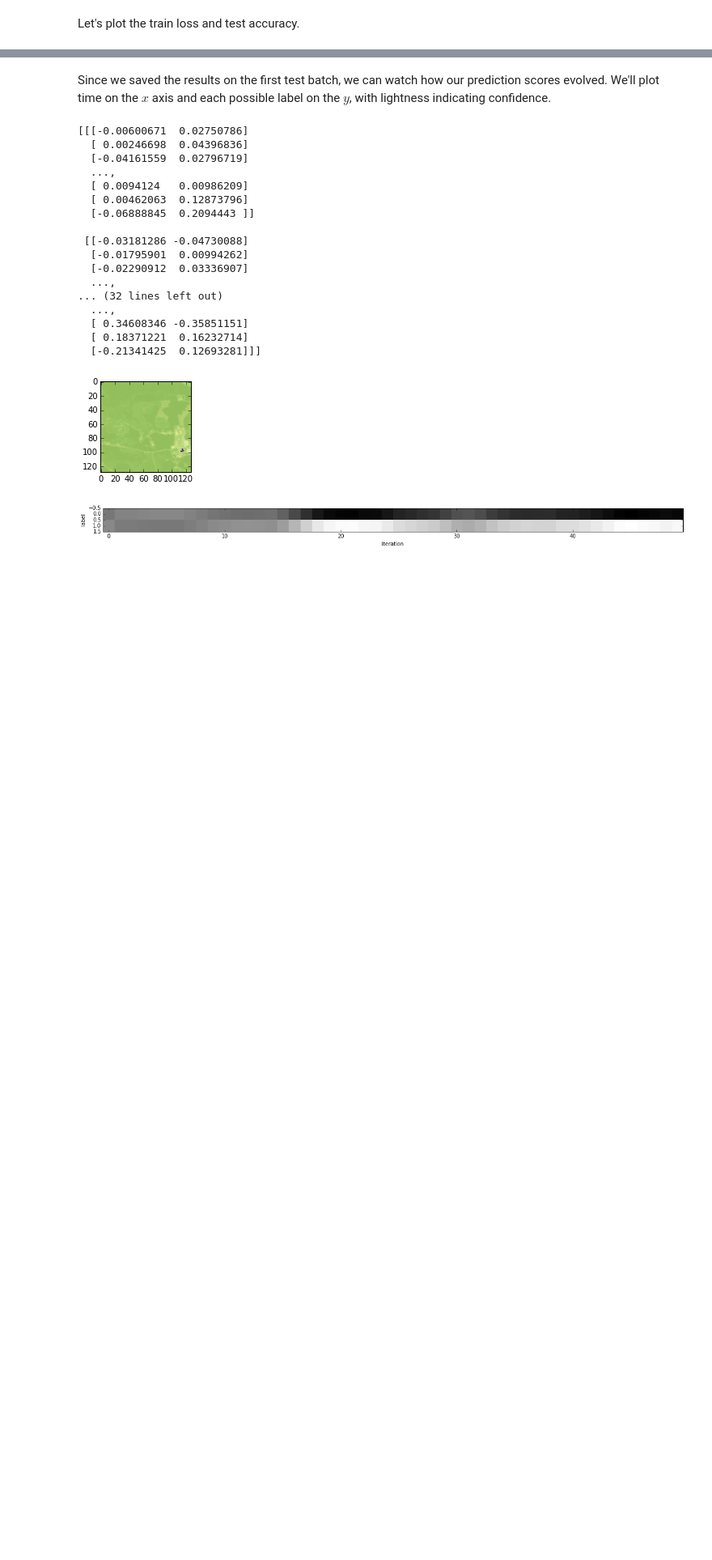
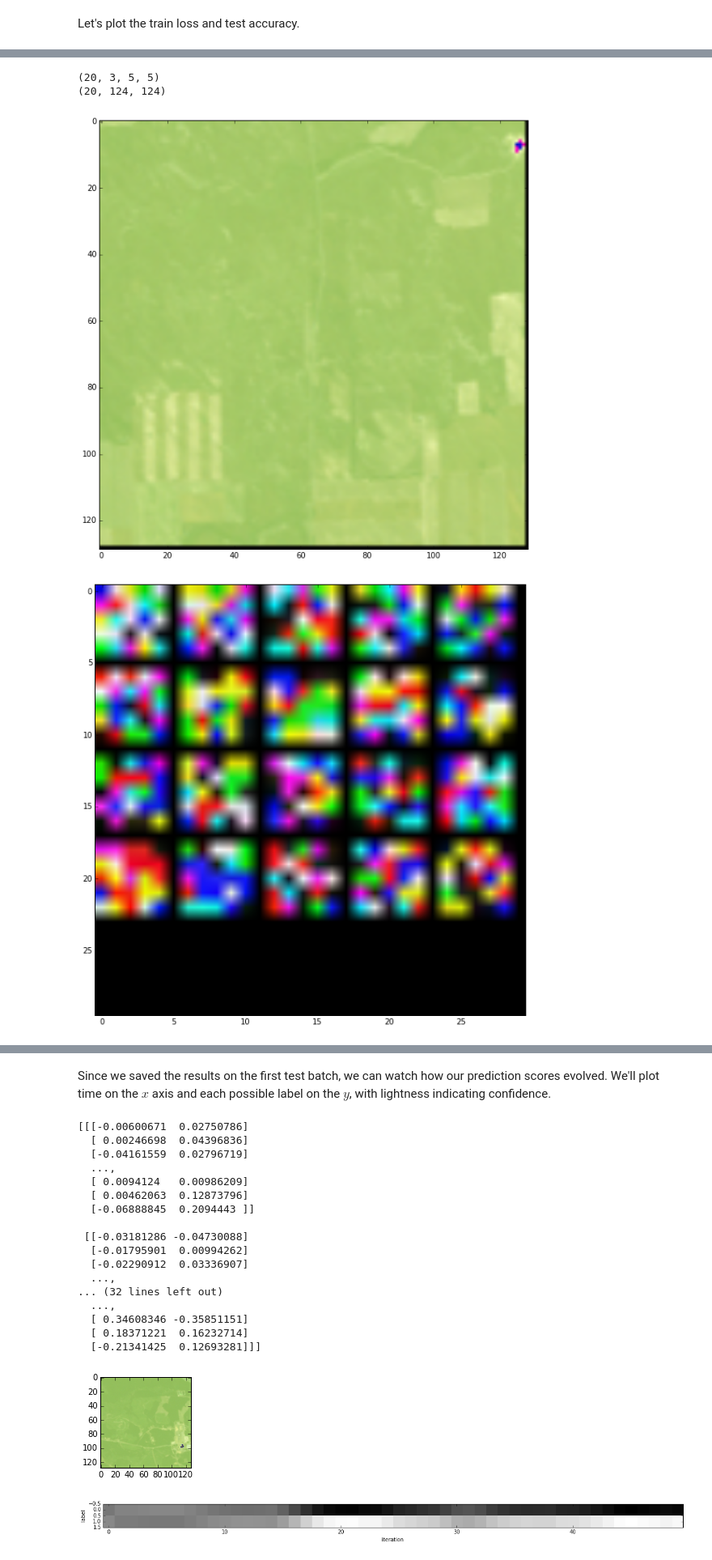
Before and after one commit to anandthakker/learnsat, a Jupyter notebook: lenet.ipynb, the cells around one changed output, grey strips where cells are left out. Shown at 81% size. Saved outputs shown, nothing was run; the diff lists cells and outputs as text; code cells hidden in the pictures; blank space fills up the shorter version.

```diff
--- a/lenet.ipynb
+++ b/lenet.ipynb
@@ -270,3 +284,27 @@ else:
     numpy.save(results_file + '_train_acc.npy', train_acc)
     numpy.save(results_file + '_test_acc.npy', test_acc)
     fig.savefig(results_file + '_plot.png')
+# %%
+index = 7
+figure(figsize=(10,10))
+vis_square(numpy.array([transformer.deprocess('data', solver.net.blobs['data'].data[index])]))
+
+print(solver.net.params['conv1'][0].data.shape)
+filters = solver.net.params['conv1'][0].data
+figure(figsize=(10,10))
+vis_square(filters.transpose(0, 2, 3, 1))
+
+images = solver.net.blobs['conv1'].data[index]
+print(images.shape)
+figure(figsize=(10,10))
+vis_square(images)
+
+figure(figsize=(10,10))
+vis_square(solver.net.params['conv2'][0].data[:20].reshape(20**2, 5, 5), 2)
+
+vis_square(solver.net.blobs['pool2'].data[index])
+# %% [output]
+(20, 3, 5, 5)
+(20, 124, 124)
+[figure, added]
+[figure, added]
```
Also changed, not shown: parts of 8 cells of this notebook, 1 other file.
